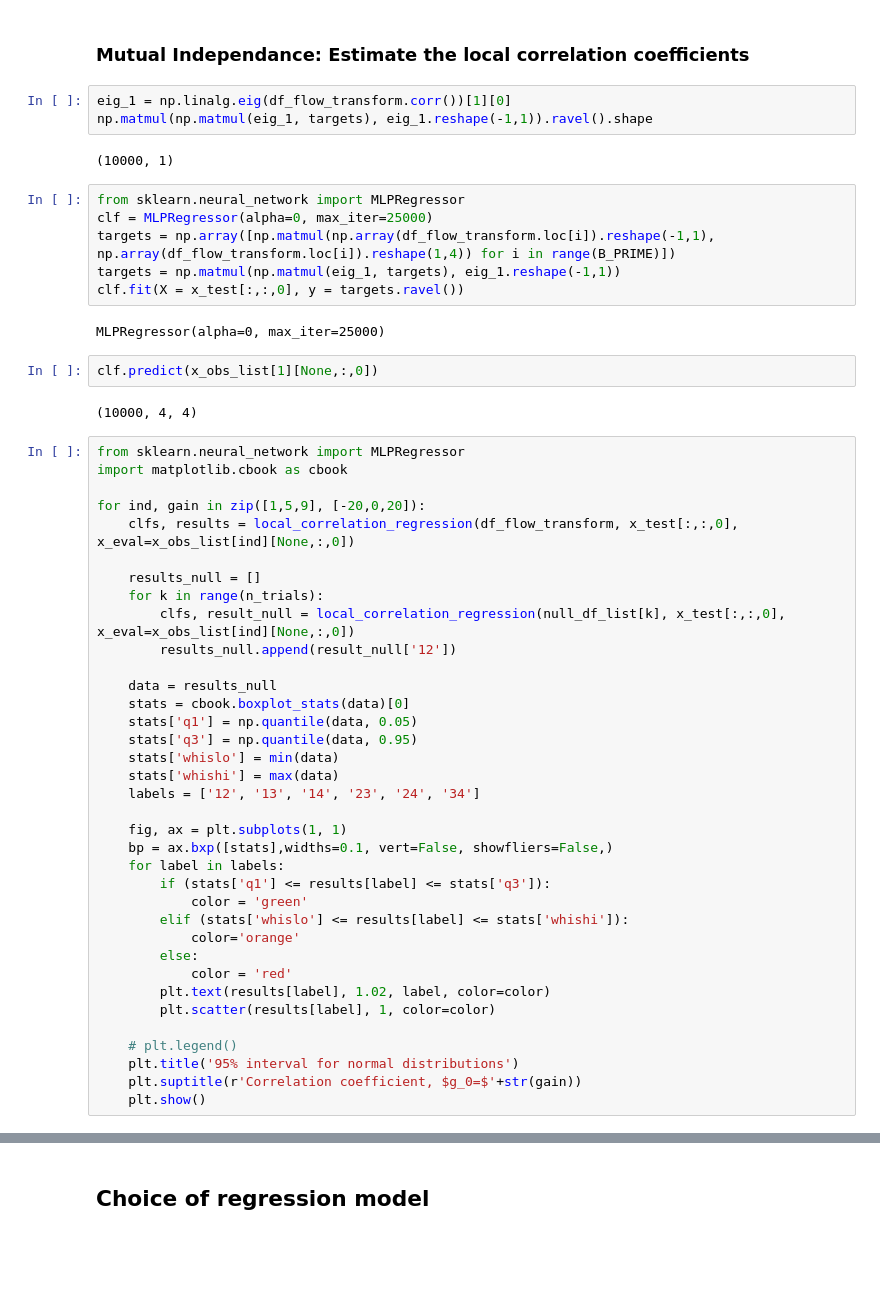
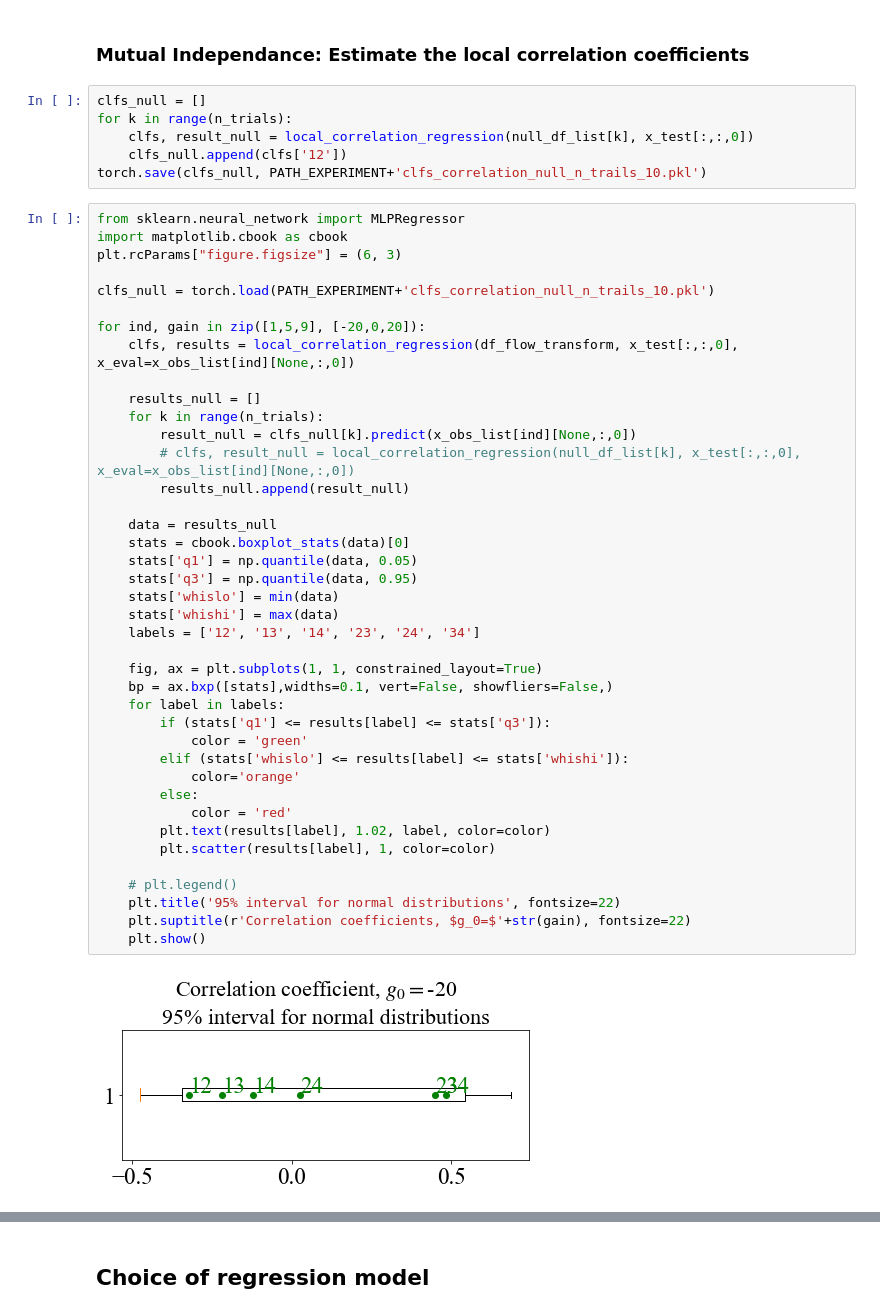
Before and after one commit to JuliaLinhart/valDiags_flows, a Jupyter notebook: JRNMM.ipynb, the cells around one changed output, grey strips where cells are left out. Drawn from its saved outputs; the diff is of its cells as text; blank space fills up the shorter version.

```diff
--- a/JRNMM.ipynb
+++ b/JRNMM.ipynb
@@ -600,55 +587,50 @@ multi_pp_plots(
 # %% [markdown]
 ### Mutual Independance: Estimate the local correlation coefficients
-# %%
-eig_1 = np.linalg.eig(df_flow_transform.corr())[1][0]
-np.matmul(np.matmul(eig_1, targets), eig_1.reshape(-1,1)).ravel().shape
-# %% [output]
-(10000, 1)
-# %%
-from sklearn.neural_network import MLPRegressor
-clf = MLPRegressor(alpha=0, max_iter=25000)
-targets = np.array([np.matmul(np.array(df_flow_transform.loc[i]).reshape(-1,1), np.array(df_flow_transform.loc[i]).reshape(1,4)) for i in range(B_PRIME)])
-targets = np.matmul(np.matmul(eig_1, targets), eig_1.reshape(-1,1))
-clf.fit(X = x_test[:,:,0], y = targets.ravel())
-# %% [output]
-MLPRegressor(alpha=0, max_iter=25000)
-# %%
-clf.predict(x_obs_list[1][None,:,0])
-# %% [output]
-(10000, 4, 4)
+# %%
+clfs_null = []
+for k in range(n_trials):
+    clfs, result_null = local_correlation_regression(null_df_list[k], x_test[:,:,0])
+    clfs_null.append(clfs['12'])
+torch.save(clfs_null, PATH_EXPERIMENT+'clfs_correlation_null_n_trails_10.pkl')
 # %%
 from sklearn.neural_network import MLPRegressor
 import matplotlib.cbook as cbook
+plt.rcParams["figure.figsize"] = (6, 3)
+
+clfs_null = torch.load(PATH_EXPERIMENT+'clfs_correlation_null_n_trails_10.pkl')
 
 for ind, gain in zip([1,5,9], [-20,0,20]):
     clfs, results = local_correlation_regression(df_flow_transform, x_test[:,:,0], x_eval=x_obs_list[ind][None,:,0])
 
     results_null = []
     for k in range(n_trials):
-        clfs, result_null = local_correlation_regression(null_df_list[k], x_test[:,:,0], x_eval=x_obs_list[ind][None,:,0])
-        results_null.append(result_null['12'])
+        result_null = clfs_null[k].predict(x_obs_list[ind][None,:,0])
+        # clfs, result_null = local_correlation_regression(null_df_list[k], x_test[:,:,0], x_eval=x_obs_list[ind][None,:,0])
+        results_null.append(result_null)
 
     data = results_null
     stats = cbook.boxplot_stats(data)[0]
     stats['q1'] = np.quantile(data, 0.05)
     stats['q3'] = np.quantile(data, 0.95)
     stats['whislo'] = min(data)
     stats['whishi'] = max(data)
     labels = ['12', '13', '14', '23', '24', '34']
 
-    fig, ax = plt.subplots(1, 1)
+    fig, ax = plt.subplots(1, 1, constrained_layout=True)
     bp = ax.bxp([stats],widths=0.1, vert=False, showfliers=False,)
     for label in labels:
         if (stats['q1'] <= results[label] <= stats['q3']):
             color = 'green'
         elif (stats['whislo'] <= results[label] <= stats['whishi']):
             color='orange'
         else:
             color = 'red'
         plt.text(results[label], 1.02, label, color=color)
         plt.scatter(results[label], 1, color=color)
 
     # plt.legend()
-    plt.title('95% interval for normal distributions')
-    plt.suptitle(r'Correlation coefficient, $g_0=$'+str(gain))
+    plt.title('95% interval for normal distributions', fontsize=22)
+    plt.suptitle(r'Correlation coefficients, $g_0=$'+str(gain), fontsize=22)
     plt.show()
+# %% [output]
+[figure, added]
```
Also changed, not shown: parts of 14 cells of this notebook, 2 other files.
